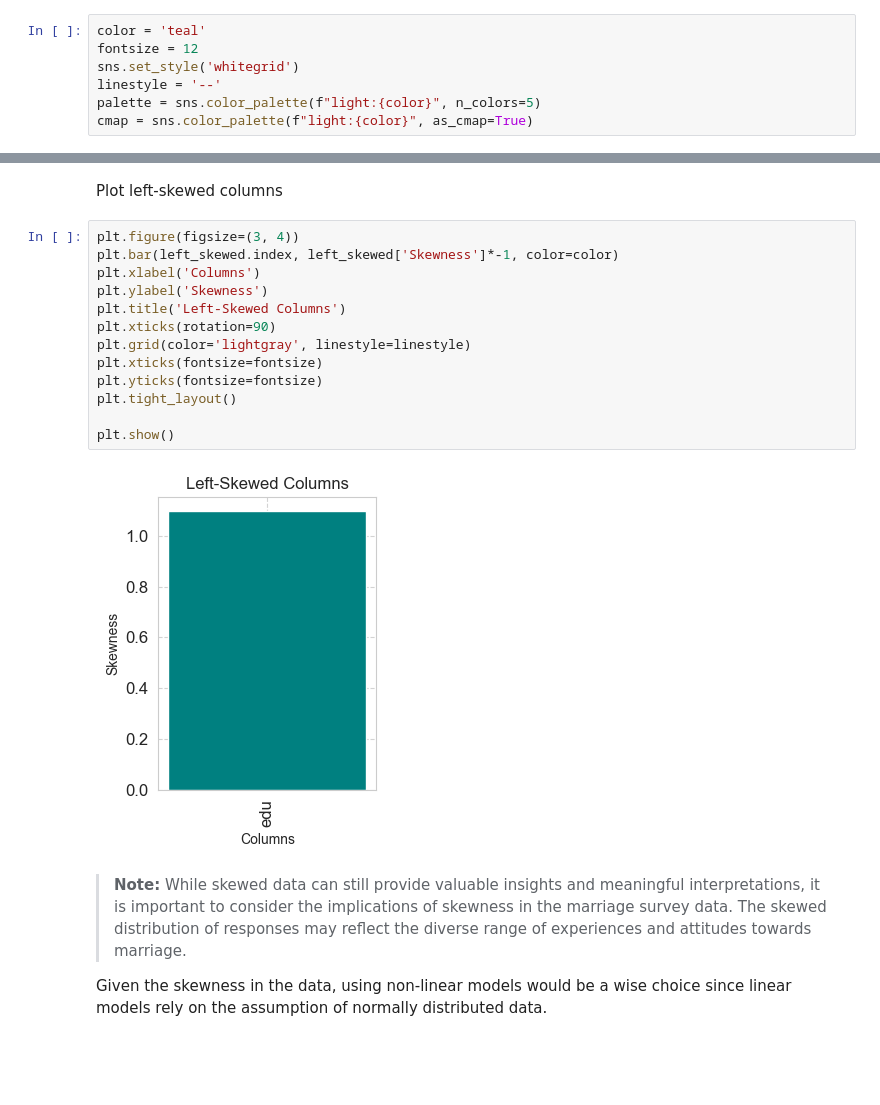
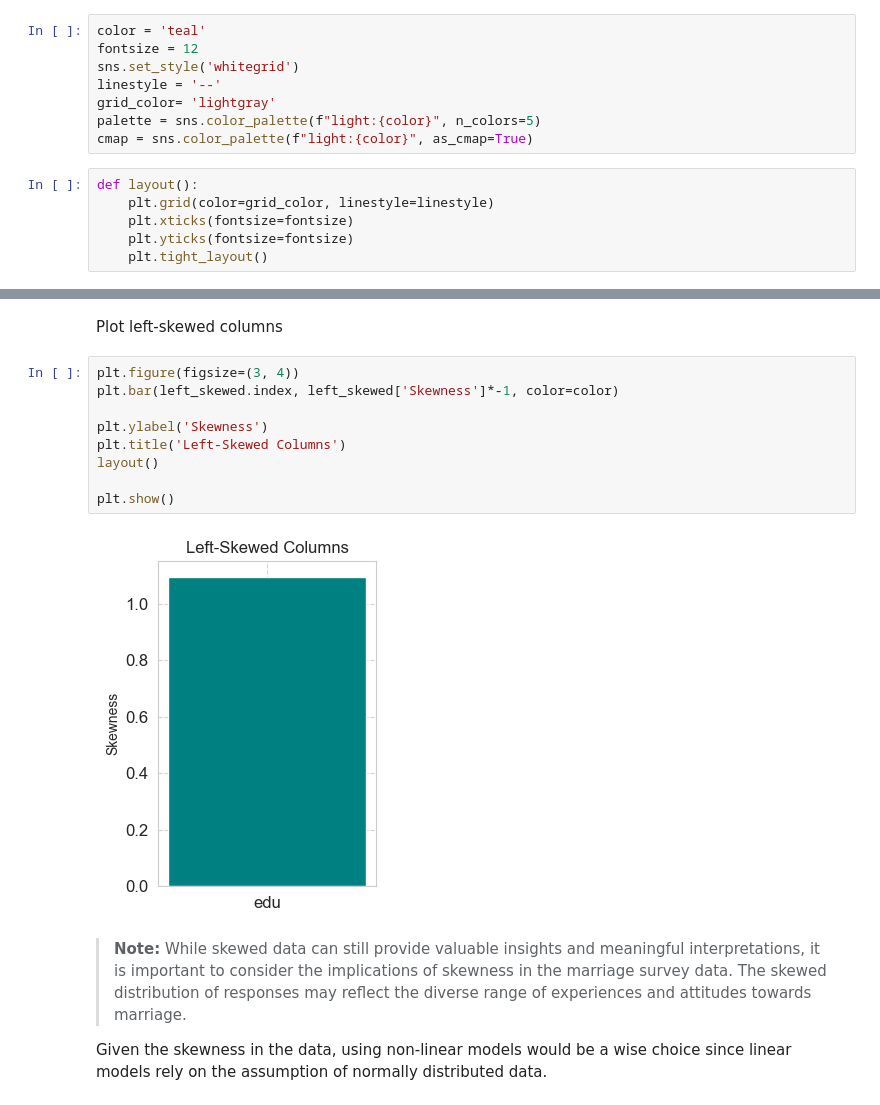
Before and after one commit to aminshannan121/Data_Mining_Project, a Jupyter notebook: Project.ipynb, the cells around one changed output, grey strips where cells are left out. Saved outputs shown, nothing was run; the diff lists cells and outputs as text; blank space fills up the shorter version.

```diff
--- a/Project.ipynb
+++ b/Project.ipynb
@@ -189,8 +189,15 @@ color = 'teal'
 fontsize = 12
 sns.set_style('whitegrid')
 linestyle = '--'
+grid_color= 'lightgray'
 palette = sns.color_palette(f"light:{color}", n_colors=5)
 cmap = sns.color_palette(f"light:{color}", as_cmap=True)
+# %%
+def layout():
+    plt.grid(color=grid_color, linestyle=linestyle)
+    plt.xticks(fontsize=fontsize)
+    plt.yticks(fontsize=fontsize)
+    plt.tight_layout()
 # %% [markdown]
 ## skewness analysis
 # %% [markdown]
@@ -249,18 +248,14 @@ Plot left-skewed columns
 # %%
 plt.figure(figsize=(3, 4))
 plt.bar(left_skewed.index, left_skewed['Skewness']*-1, color=color)
-plt.xlabel('Columns')
+
 plt.ylabel('Skewness')
 plt.title('Left-Skewed Columns')
-plt.xticks(rotation=90)
-plt.grid(color='lightgray', linestyle=linestyle)
-plt.xticks(fontsize=fontsize)
-plt.yticks(fontsize=fontsize)
-plt.tight_layout()
+layout()
 
 plt.show()
 # %% [output]
-[figure, old version]
+[figure, new version]
 # %% [markdown]
 > **Note:** While skewed data can still provide valuable insights and meaningful interpretations, it is important to consider the implications of skewness in the marriage survey data. The skewed distribution of responses may reflect the diverse range of experiences and attitudes towards marriage.
 
```
Also changed, not shown: parts of 185 cells of this notebook.
